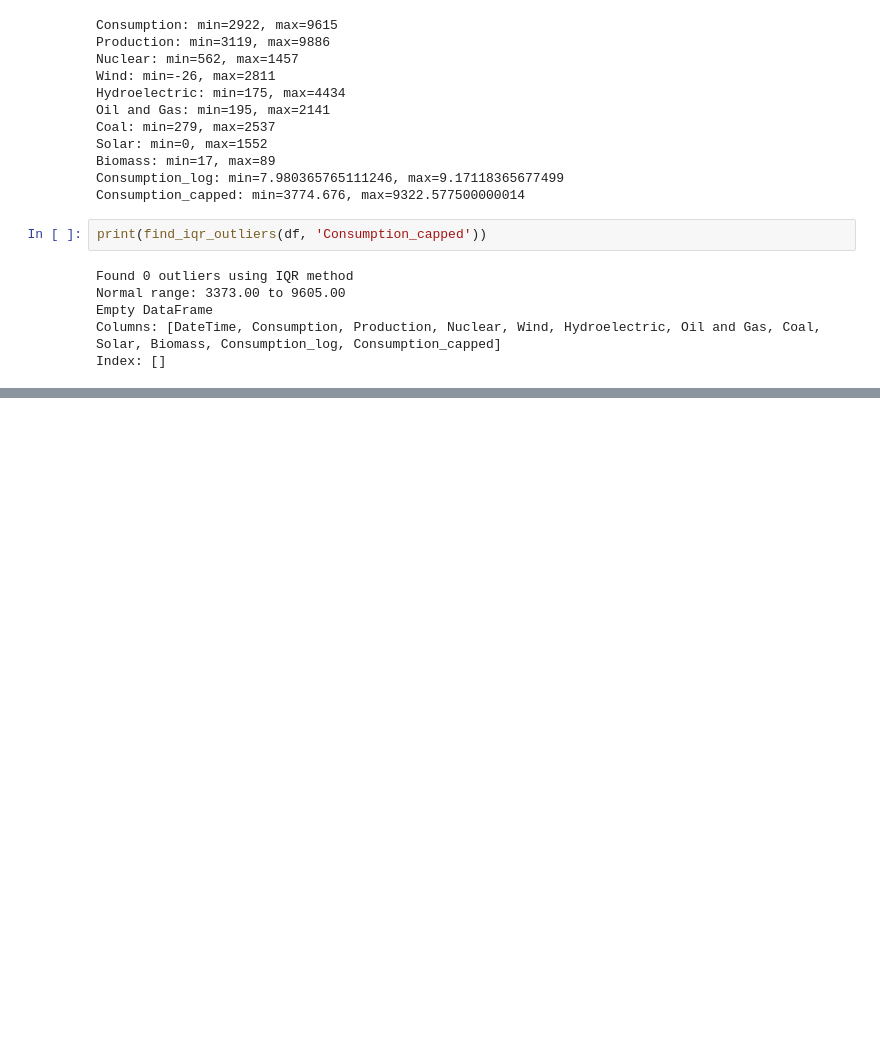
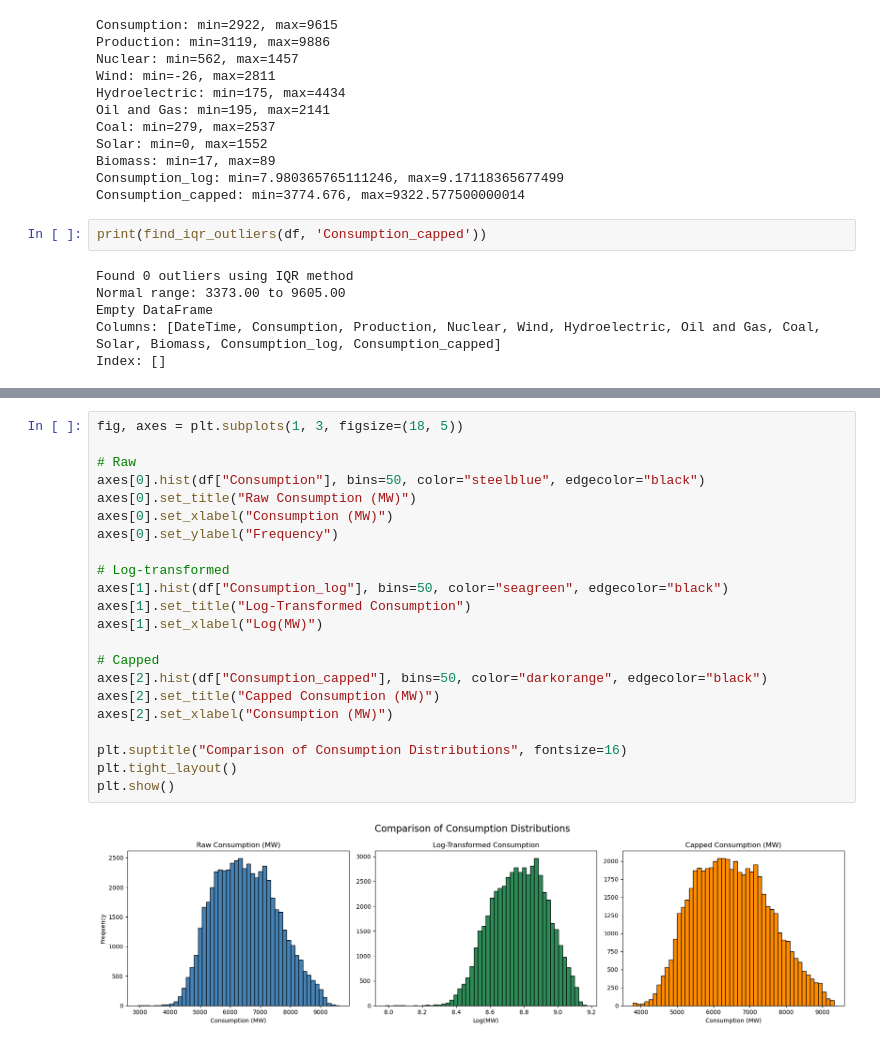
Before and after one commit to FedorSulaev/energy-demand-classifier, a Jupyter notebook: notebooks/02_data_collection_and_preprocessing.ipynb, the cells around one changed output, grey strips where cells are left out. Drawn from its saved outputs; the diff is of its cells as text; blank space fills up the shorter version.

```diff
--- a/notebooks/02_data_collection_and_preprocessing.ipynb
+++ b/notebooks/02_data_collection_and_preprocessing.ipynb
@@ -327,0 +344,24 @@ Index: []
+# %%
+fig, axes = plt.subplots(1, 3, figsize=(18, 5))
+
+# Raw
+axes[0].hist(df["Consumption"], bins=50, color="steelblue", edgecolor="black")
+axes[0].set_title("Raw Consumption (MW)")
+axes[0].set_xlabel("Consumption (MW)")
+axes[0].set_ylabel("Frequency")
+
+# Log-transformed
+axes[1].hist(df["Consumption_log"], bins=50, color="seagreen", edgecolor="black")
+axes[1].set_title("Log-Transformed Consumption")
+axes[1].set_xlabel("Log(MW)")
+
+# Capped
+axes[2].hist(df["Consumption_capped"], bins=50, color="darkorange", edgecolor="black")
+axes[2].set_title("Capped Consumption (MW)")
+axes[2].set_xlabel("Consumption (MW)")
+
+plt.suptitle("Comparison of Consumption Distributions", fontsize=16)
+plt.tight_layout()
+plt.show()
+# %% [output]
+[figure, added]
```
Also changed, not shown: parts of 11 cells of this notebook.
